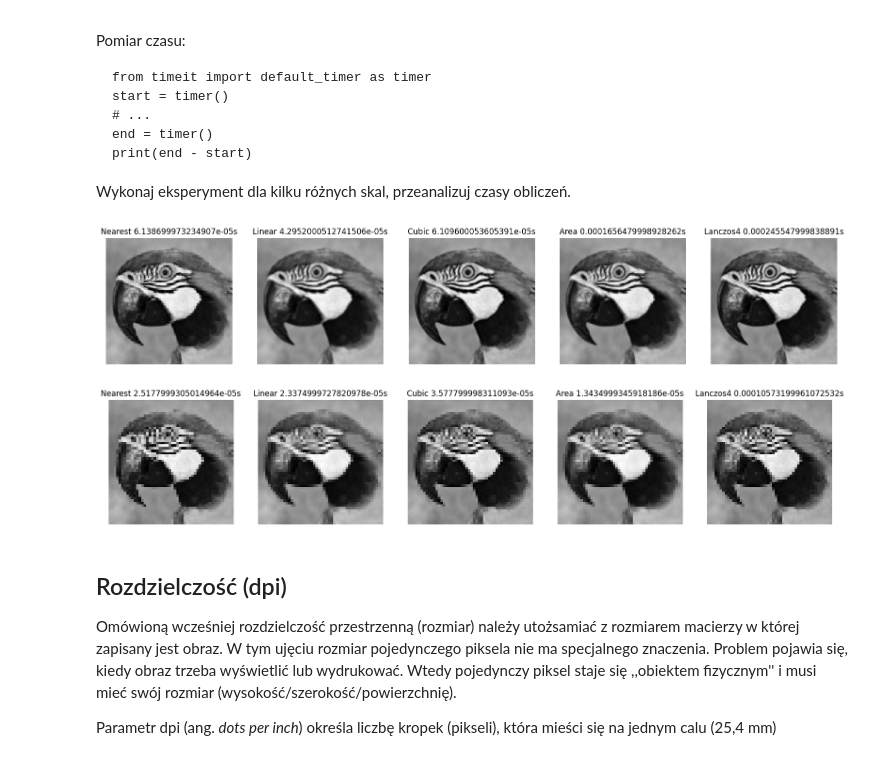
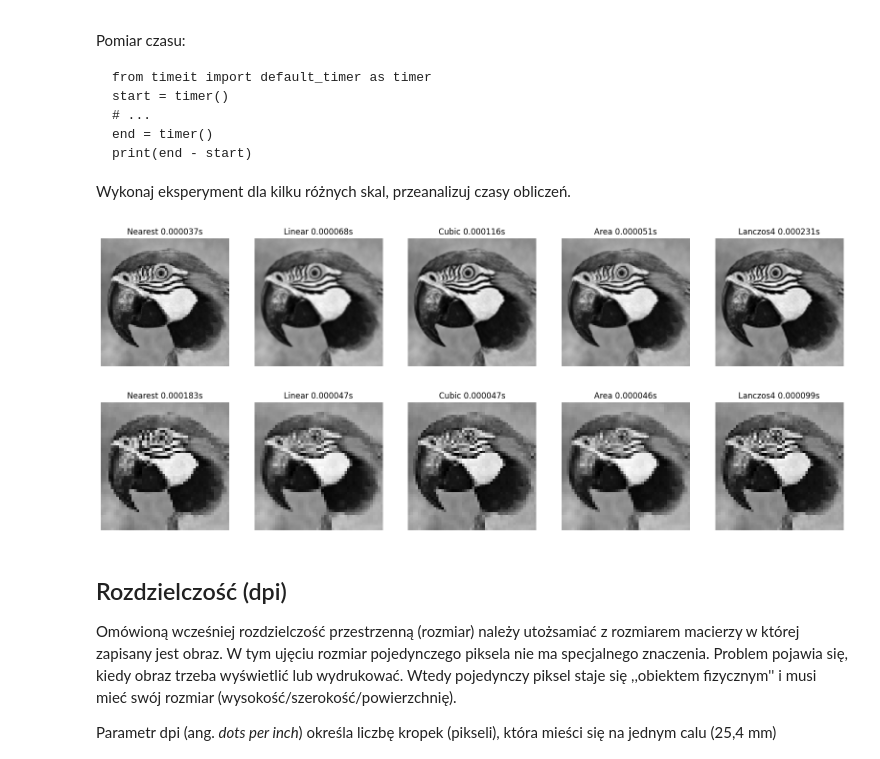
Before and after one commit to lursz/DigitalImageProcessing-Course, a Jupyter notebook: lab5/05_resolution.ipynb, the cells around one changed output. Drawn from its saved outputs; the diff is of its cells as text; code cells hidden in the pictures.

```diff
--- a/lab5/05_resolution.ipynb
+++ b/lab5/05_resolution.ipynb
@@ -322,36 +322,38 @@ Wykonaj eksperyment dla kilku różnych skal, przeanalizuj czasy obliczeń.
 # %%
 from timeit import default_timer as timer
 
 
 def calcTime(image, verticalCoef: float, horizontalCoef: float):
     methods = [
         (cv2.INTER_NEAREST, "Nearest"),
         (cv2.INTER_LINEAR, "Linear"),
         (cv2.INTER_CUBIC, "Cubic"),
         (cv2.INTER_AREA, "Area"),
         (cv2.INTER_LANCZOS4, "Lanczos4"),
     ]
 
     f, axs = plt.subplots(1, len(methods), figsize=(20, 10))
     for i, (method, name) in enumerate(methods):
         start = timer()
         (new_x, new_y) = (
             int(image.shape[1] * verticalCoef),
             int(image.shape[0] * horizontalCoef),
         )
         resized = cv2.resize(image, (new_x, new_y), interpolation=method)
         end = timer()
+        duration = end - start
         # Plot
         axs[i].imshow(resized, cmap="gray")
         axs[i].axis("off")
-        axs[i].set_title(f"{name} {end - start}s")
+        axs[i].set_title(f"{name} {duration:.6f}s")
     plt.show()
+
 
 calcTime(I, 1.5, 1.5)
 calcTime(I, 0.5, 0.5)
 # %% [output]
-[figure, old version]
+[figure, new version]
-[figure, old version]
+[figure, new version]
 # %% [markdown]
 ## Rozdzielczość (dpi)
 
```
Also changed, not shown: parts of 2 cells of this notebook, 8 other files.
